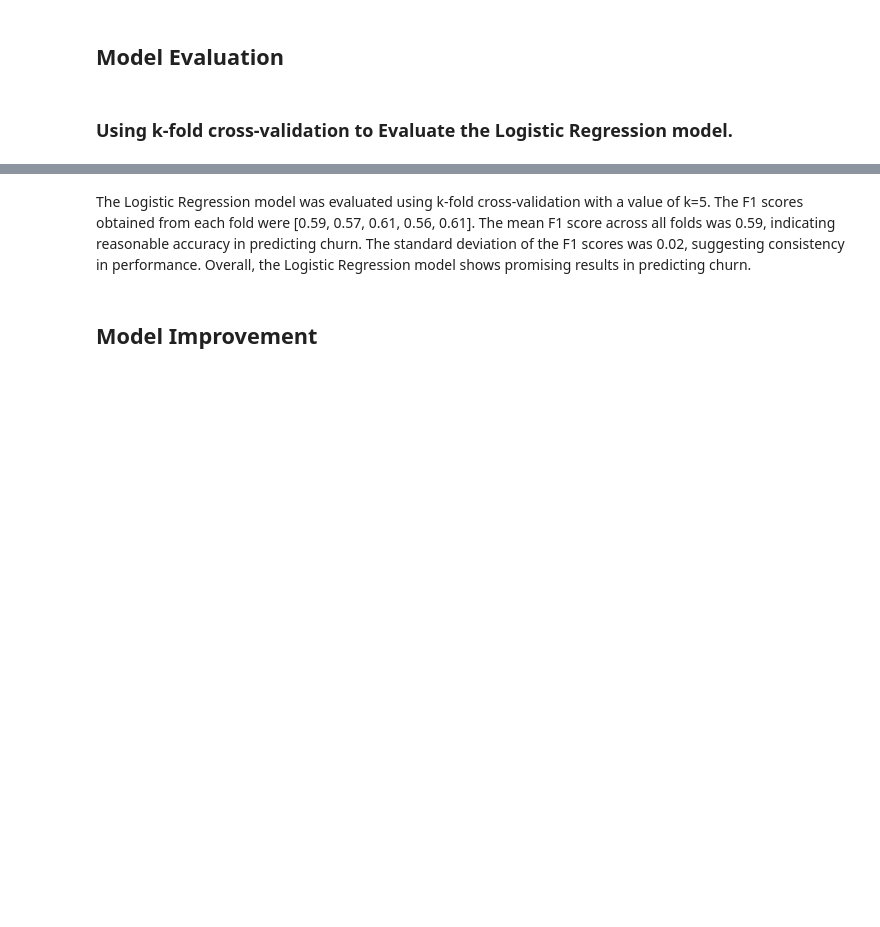
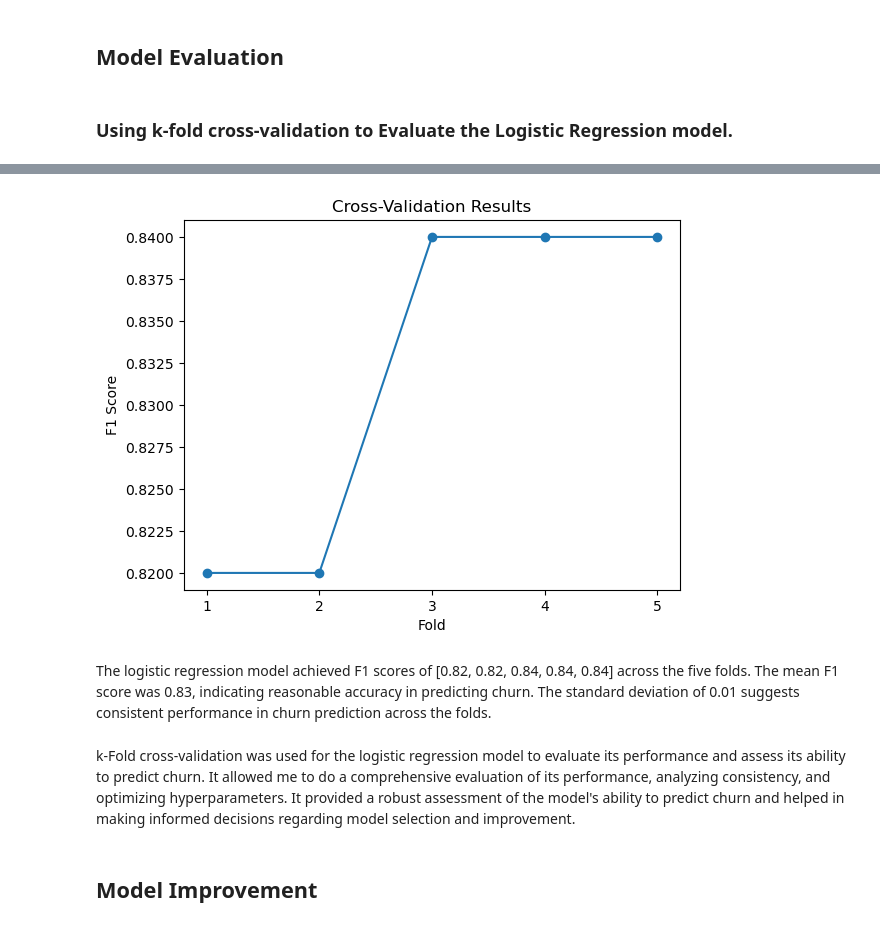
Before and after one commit to rasmodev/Customer-Churn-Prediction-Machine-Learning-Classification-Project, a Jupyter notebook: Classification_Telco_customer_churn.ipynb, the cells around one changed output, grey strips where cells are left out. Drawn from its saved outputs; the diff is of its cells as text; code cells hidden in the pictures; blank space fills up the shorter version.

```diff
--- a/Classification_Telco_customer_churn.ipynb
+++ b/Classification_Telco_customer_churn.ipynb
@@ -1663,5 +1631,20 @@ Standard Deviation of F1 Scores: 0.02
-# %% [markdown]
-The Logistic Regression model was evaluated using k-fold cross-validation with a value of k=5. The F1 scores obtained from each fold were [0.59, 0.57, 0.61, 0.56, 0.61]. The mean F1 score across all folds was 0.59, indicating reasonable accuracy in predicting churn. The standard deviation of the F1 scores was 0.02, suggesting consistency in performance. Overall, the Logistic Regression model shows promising results in predicting churn.
+# %%
+# F1 scores obtained from cross-validation
+f1_scores = [0.82, 0.82, 0.84, 0.84, 0.84]
+
+# Plot the F1 scores
+plt.plot(range(1, len(f1_scores) + 1), f1_scores, marker='o')
+plt.xlabel('Fold')
+plt.ylabel('F1 Score')
+plt.title('Cross-Validation Results')
+plt.xticks(range(1, len(f1_scores) + 1))
+plt.show()
+# %% [output]
+[figure, added]
+# %% [markdown]
+The logistic regression model achieved F1 scores of [0.82, 0.82, 0.84, 0.84, 0.84] across the five folds. The mean F1 score was 0.83, indicating reasonable accuracy in predicting churn. The standard deviation of 0.01 suggests consistent performance in churn prediction across the folds.
+# %% [markdown]
+k-Fold cross-validation was used for the logistic regression model to evaluate its performance and assess its ability to predict churn. It allowed me to do a comprehensive evaluation of its performance, analyzing consistency, and optimizing hyperparameters. It provided a robust assessment of the model's ability to predict churn and helped in making informed decisions regarding model selection and improvement.
 # %% [markdown]
 ## Model Improvement
 # %% [markdown]
```
Also changed, not shown: parts of 27 cells of this notebook.
